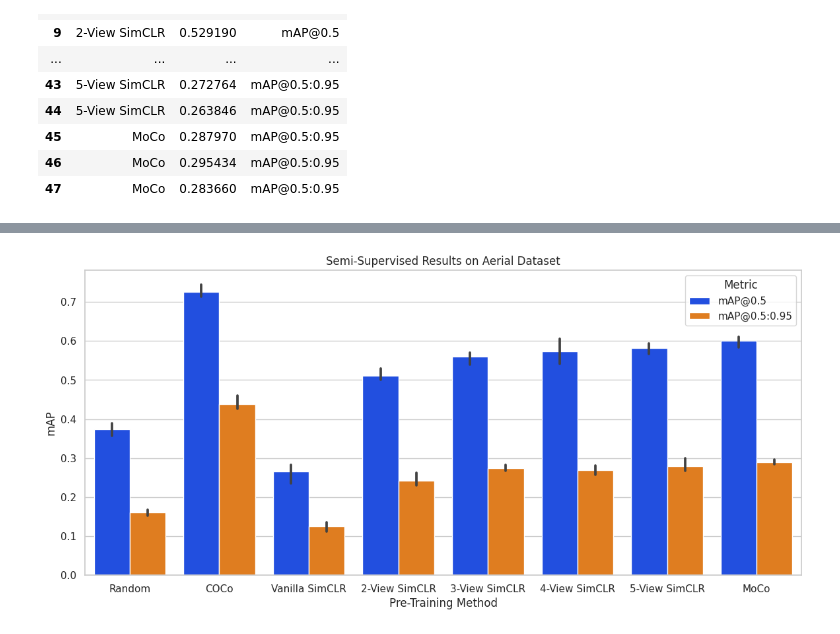
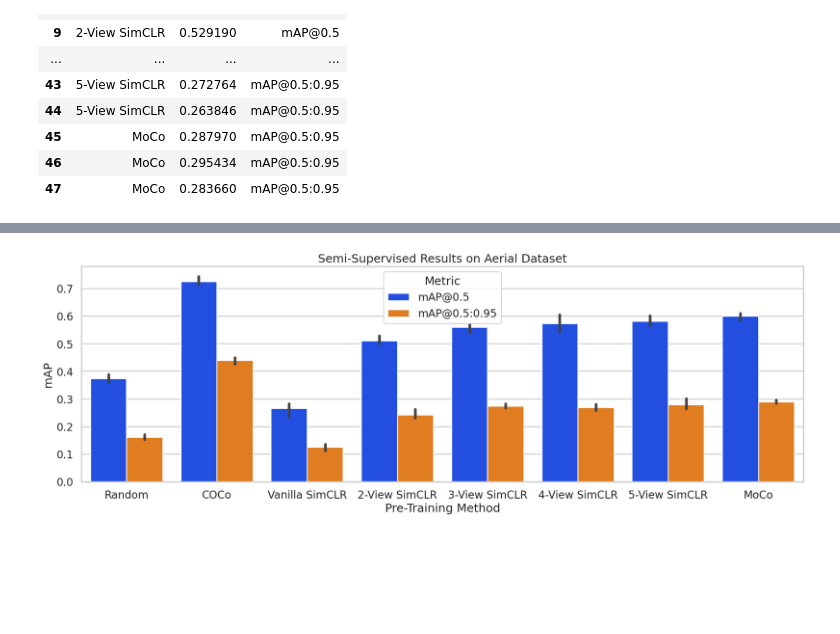
Before and after one commit to UGA-BSAIL/self-supervised-learning, a Jupyter notebook: notebooks/generate_figures.ipynb, the cells around one changed output, grey strips where cells are left out. Drawn from its saved outputs; the diff is of its cells as text; code cells hidden in the pictures; blank space fills up the shorter version.

```diff
--- a/notebooks/generate_figures.ipynb
+++ b/notebooks/generate_figures.ipynb
@@ -67,9 +67,10 @@ import matplotlib.pyplot as plt
 
 # Set seaborn style
 sns.set(style="whitegrid")
+sns.set_context("talk")
 
 # Create the bar plot
-plt.figure(figsize=(14, 6))
+plt.figure(figsize=(20, 6))
 x_ordered = ["Random", "COCo", "Vanilla SimCLR", "2-View SimCLR", "3-View SimCLR", "4-View SimCLR", "5-View SimCLR", "MoCo"]
 sns.barplot(data=linear_eval_data, x="Name", y='MAE', hue='Platform', palette='bright', order=x_ordered)
 plt.title('Flower Counting Linear Evaluation MAE')
@@ -255,17 +256,18 @@ semi_supervised_results
 # %%
 # Set seaborn style
 sns.set(style="whitegrid")
+sns.set_context("talk")
 
 # Create the bar plot with 95% confidence interval error bars
-plt.figure(figsize=(14, 6))
+plt.figure(figsize=(20, 6))
 sns.barplot(data=semi_supervised_results, x='Name', y='mAP', ci=95, palette='bright', order=x_ordered, hue="Metric")
 plt.title('Semi-Supervised Results on Aerial Dataset')
 plt.xlabel('Pre-Training Method')
 plt.ylabel('mAP')
 plt.show()
 # %% [output]
 [interactive output not drawn]
-[figure, old version]
+[figure, new version]
 # %%
 # Generate video plots.
 plot_status_scratch = [62.5, 62.5, 68.75]
```
Also changed, not shown: parts of 3 cells of this notebook, 1 other file.
